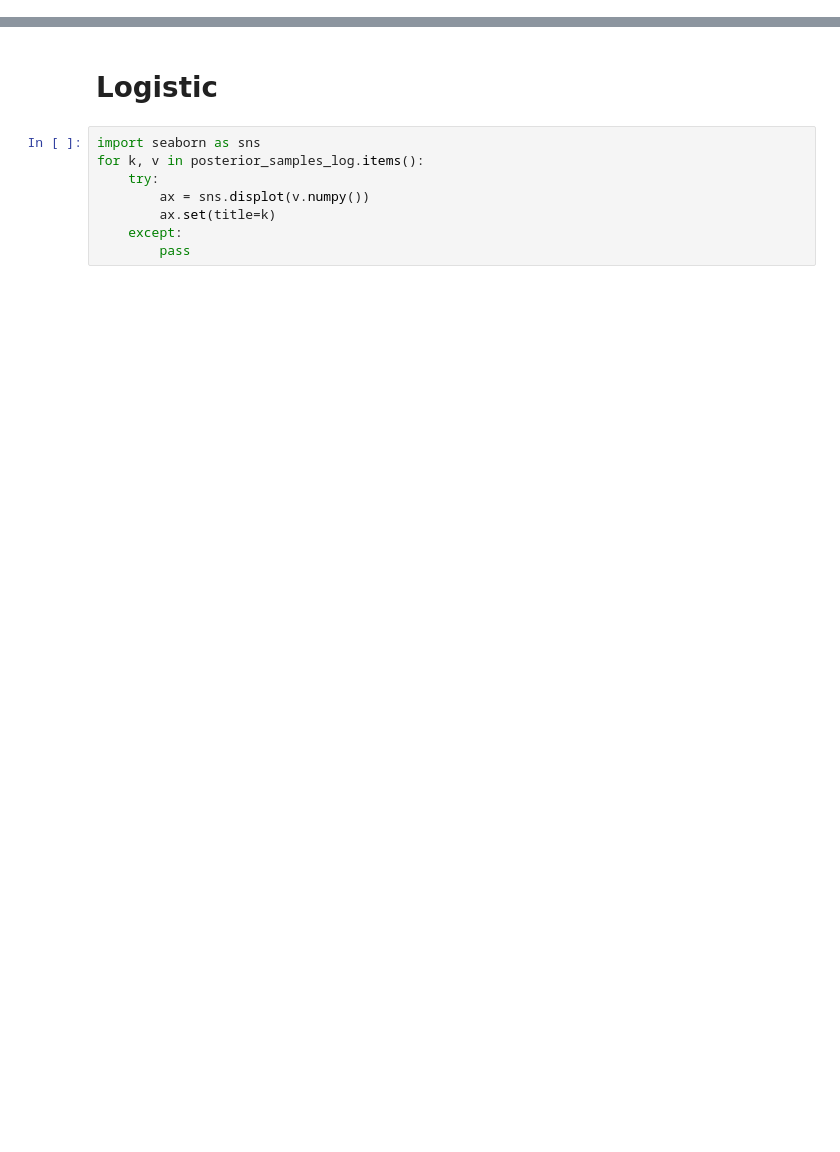
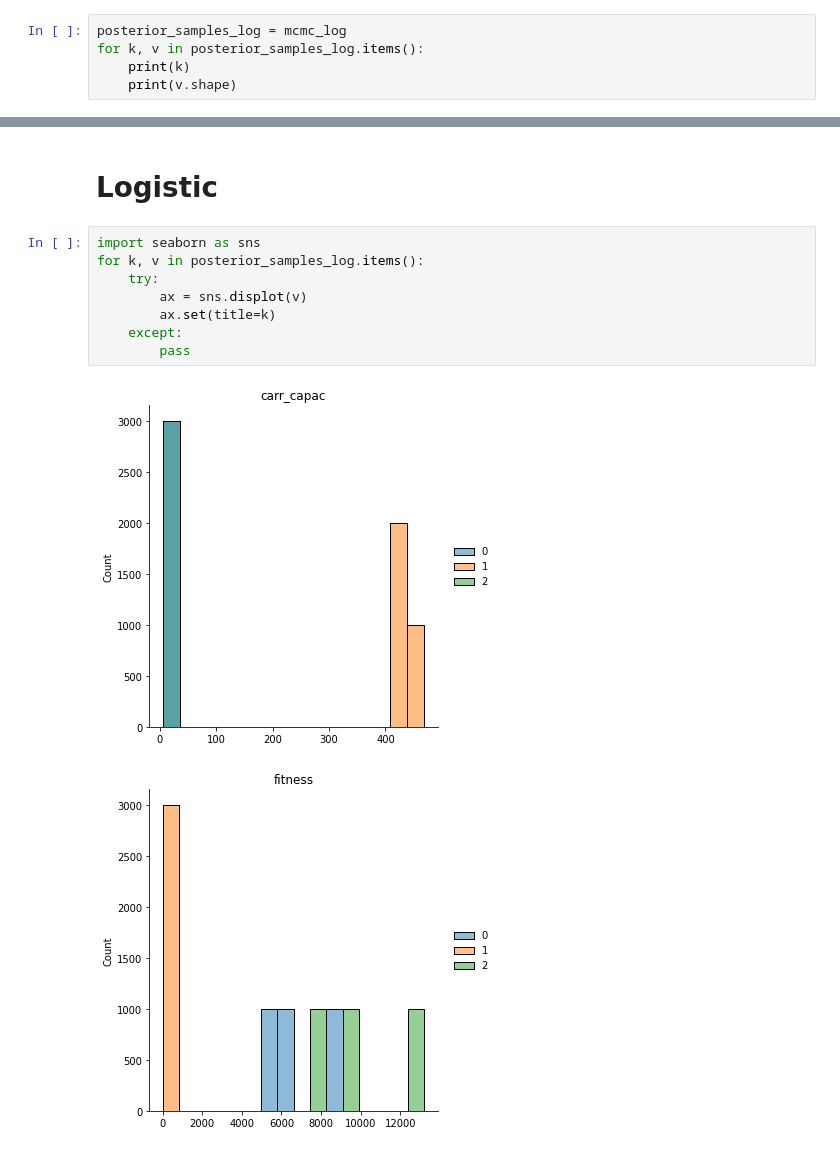
Before and after one commit to caravagnalab/pylineaGT, a Jupyter notebook: pylineaGT/test_explogreg.ipynb, the cells around one changed output, grey strips where cells are left out. Cells and saved outputs as stored; diff of their text form; blank space fills up the shorter version.

```diff
--- a/pylineaGT/test_explogreg.ipynb
+++ b/pylineaGT/test_explogreg.ipynb
@@ -43,0 +46,5 @@ posterior_samples_log = mcmc_log.get_samples()
+# %%
+posterior_samples_log = mcmc_log
+for k, v in posterior_samples_log.items():
+    print(k)
+    print(v.shape)
@@ -80,8 +124,11 @@ plt.show()
 # %%
 import seaborn as sns
 for k, v in posterior_samples_log.items():
     try:
-        ax = sns.displot(v.numpy())
+        ax = sns.displot(v)
         ax.set(title=k)
     except:
         pass
+# %% [output]
+[figure, added]
+[figure, added]
```
Also changed, not shown: parts of 6 cells of this notebook.
